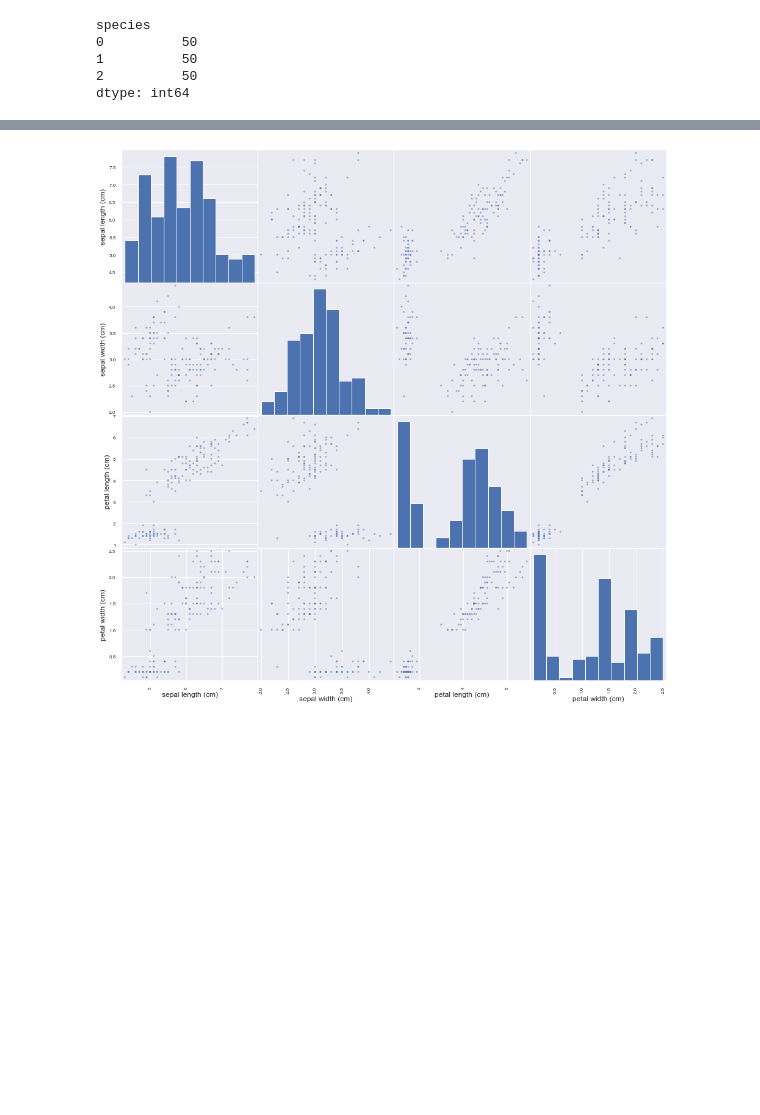
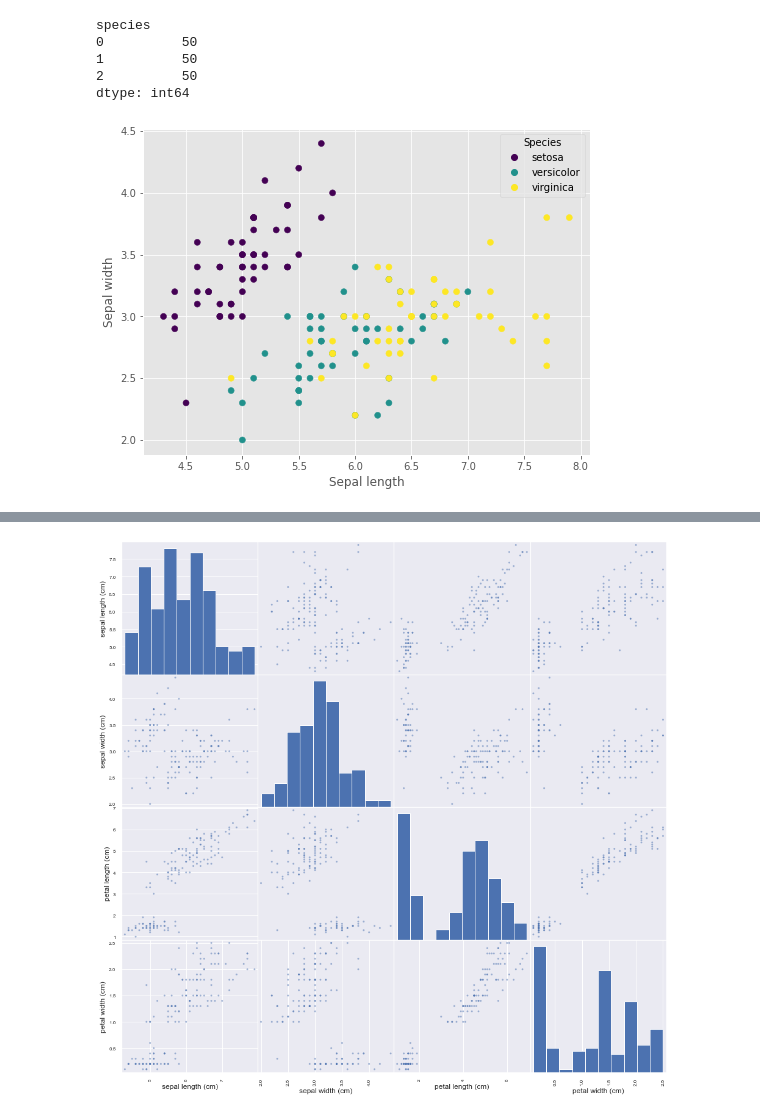
Before and after one commit to sk739/iris, a Jupyter notebook: Iris.ipynb, the cells around one changed output, grey strips where cells are left out. Saved outputs shown, nothing was run; the diff lists cells and outputs as text; code cells hidden in the pictures; blank space fills up the shorter version.

```diff
--- a/Iris.ipynb
+++ b/Iris.ipynb
@@ -101,3 +93,27 @@ species
 1          50
 2          50
 dtype: int64
+# %%
+# Visual representation of the iris dataset, consisting of three different types of Iris species
+from sklearn.decomposition import PCA
+
+X = iris.iloc[:, :2].to_numpy()
+y = iris_species.to_numpy()
+
+plt.figure(2, figsize=(8, 6))
+plt.clf()
+
+
+# plt.scatter(X[:, 0], X[:, 1], c=y, cmap=plt.cm.Set1, edgecolor="k")
+
+cmap = plt.get_cmap('viridis')
+norm = plt.Normalize(y.min(), y.max())
+plt.scatter(X[:, 0], X[:, 1], c=y, cmap='viridis', norm=norm)
+handles = [plt.Line2D([0, 0], [0, 0], color=cmap(norm(i)), marker='o', linestyle='', label=label)
+           for i, label in enumerate(['setosa', 'versicolor', 'virginica'])]
+plt.xlabel("Sepal length")
+plt.ylabel("Sepal width")
+plt.legend(handles=handles, title='Species')
+plt.show()
+# %% [output]
+[figure, added]
```
Also changed, not shown: parts of 17 cells of this notebook.
